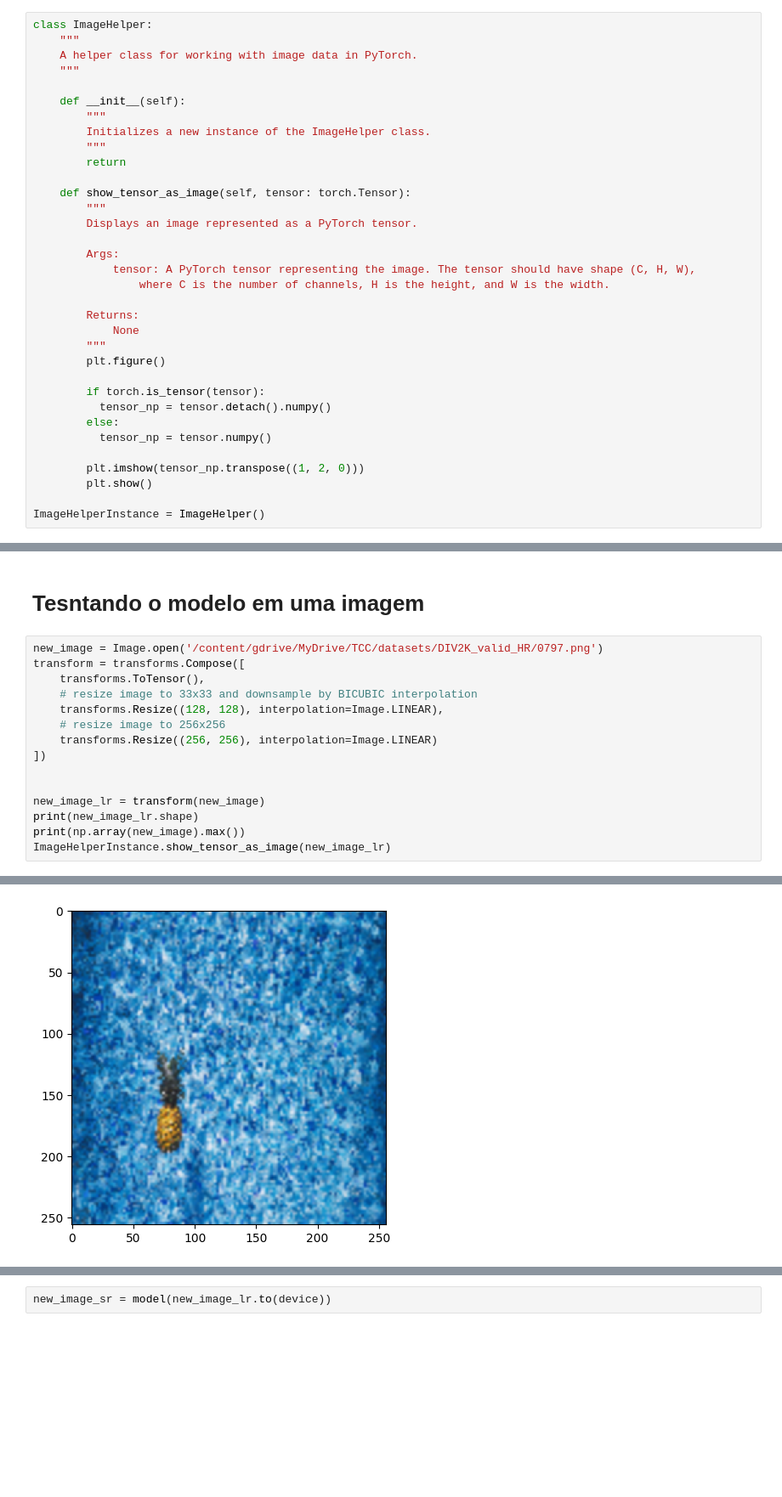
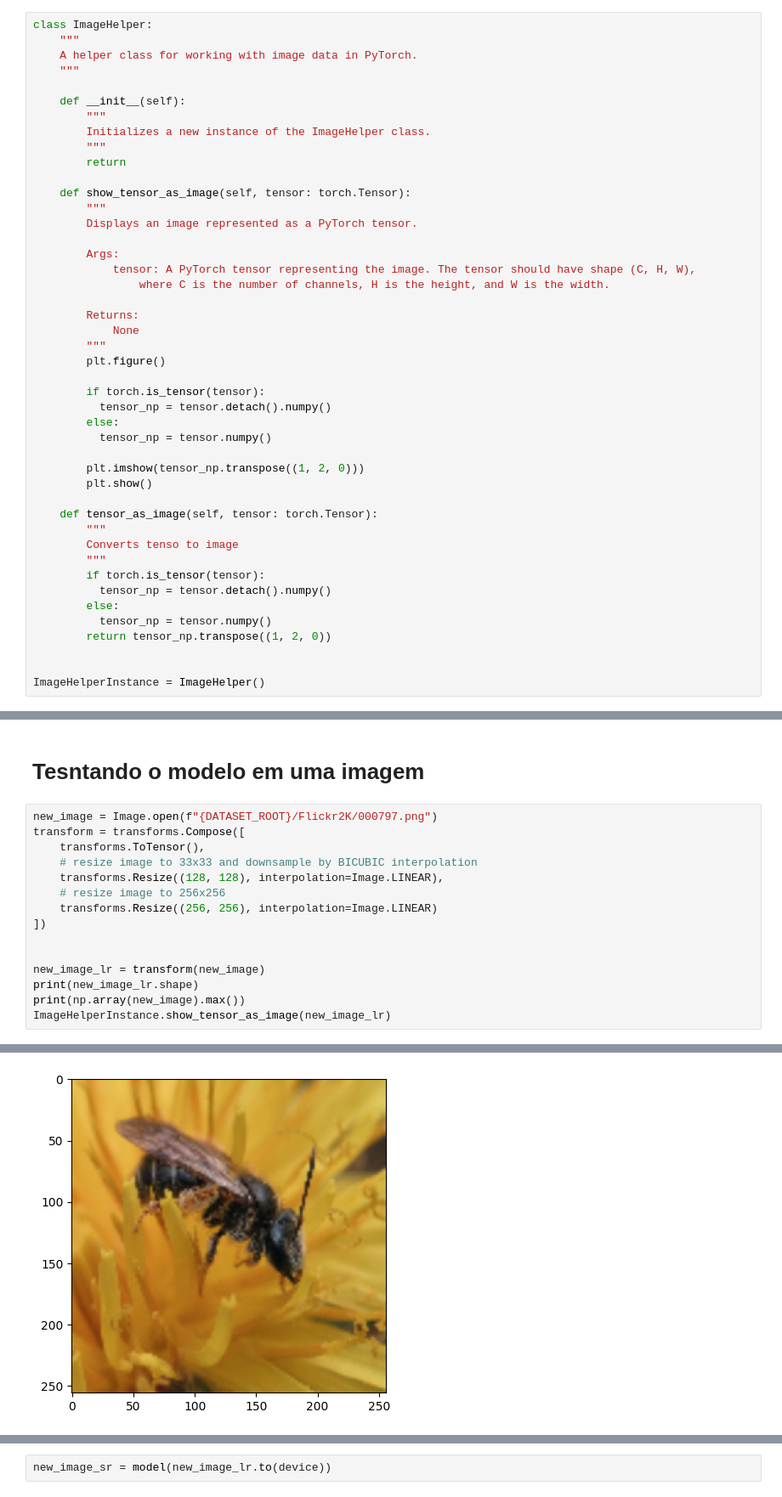
Before and after one commit to velozo27/TCC-Pedro-Velozo-ENG1132, a Jupyter notebook: SRCNN_Comentada.ipynb, the cells around one changed output, grey strips where cells are left out. Shown: that part at 85% size. Drawn from its saved outputs; the diff is of its cells as text; blank space fills up the shorter version.

```diff
--- a/SRCNN_Comentada.ipynb
+++ b/SRCNN_Comentada.ipynb
@@ -380,6 +407,17 @@ class ImageHelper:
         plt.imshow(tensor_np.transpose((1, 2, 0)))
         plt.show()
 
+    def tensor_as_image(self, tensor: torch.Tensor):
+        """
+        Converts tenso to image
+        """
+        if torch.is_tensor(tensor):
+          tensor_np = tensor.detach().numpy()
+        else:
+          tensor_np = tensor.numpy()
+        return tensor_np.transpose((1, 2, 0))
+
+
 ImageHelperInstance = ImageHelper()
 # %% [markdown]
 # Criando os ***Dataset*'s**
@@ -614,7 +797,7 @@ plt.show()
 # %% [markdown]
 # Tesntando o modelo em uma imagem
 # %%
-new_image = Image.open('/content/gdrive/MyDrive/TCC/datasets/DIV2K_valid_HR/0797.png')
+new_image = Image.open(f"{DATASET_ROOT}/Flickr2K/000797.png")
 transform = transforms.Compose([
     transforms.ToTensor(),
     # resize image to 33x33 and downsample by BICUBIC interpolation
@@ -634,4 +817,4 @@ torch.Size([3, 256, 256])
-[figure, old version]
+[figure, new version]
 # %%
 new_image_lr.max()
 # %% [output]
```
Also changed, not shown: parts of 23 cells of this notebook, 1 other file.
